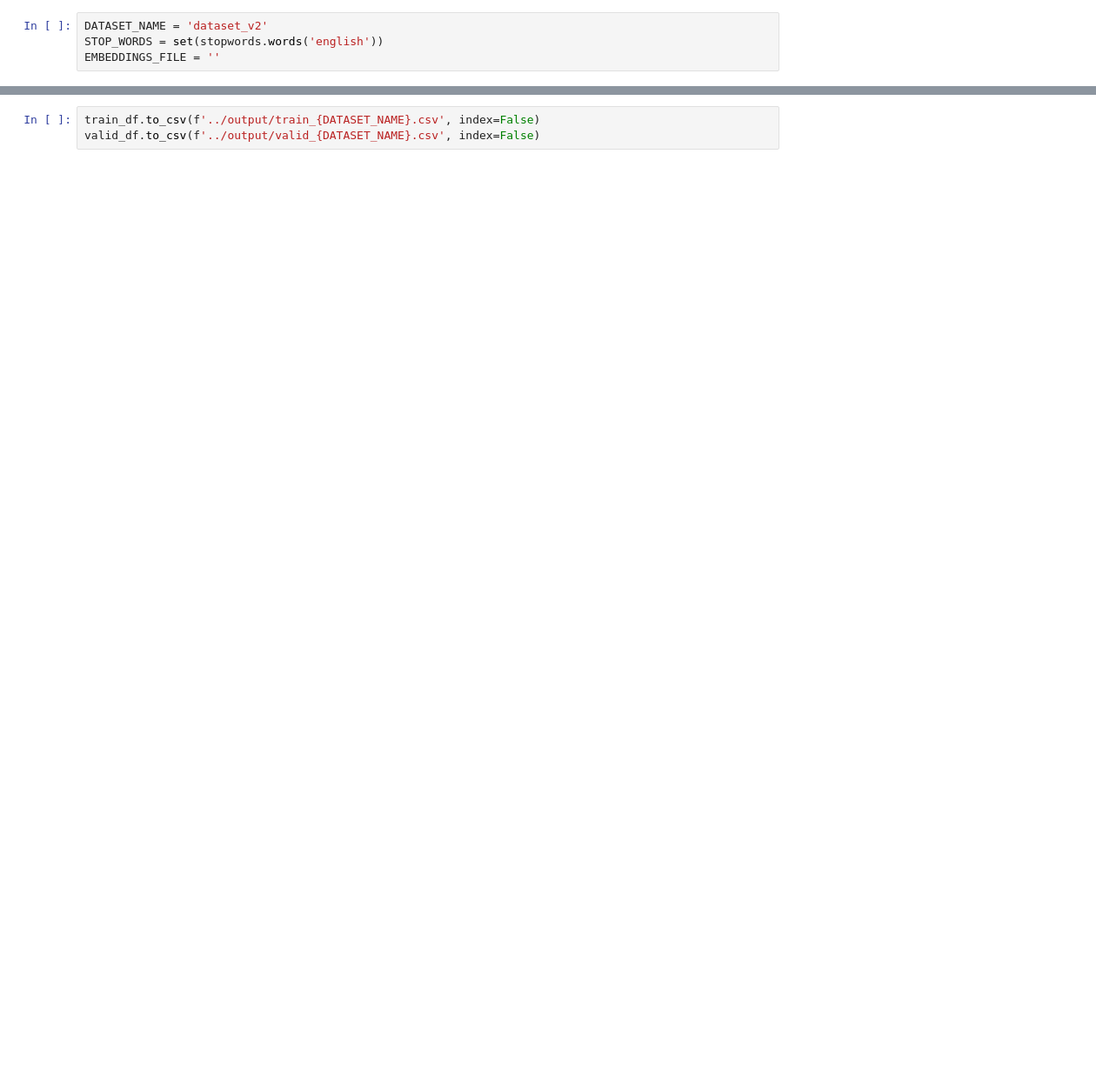
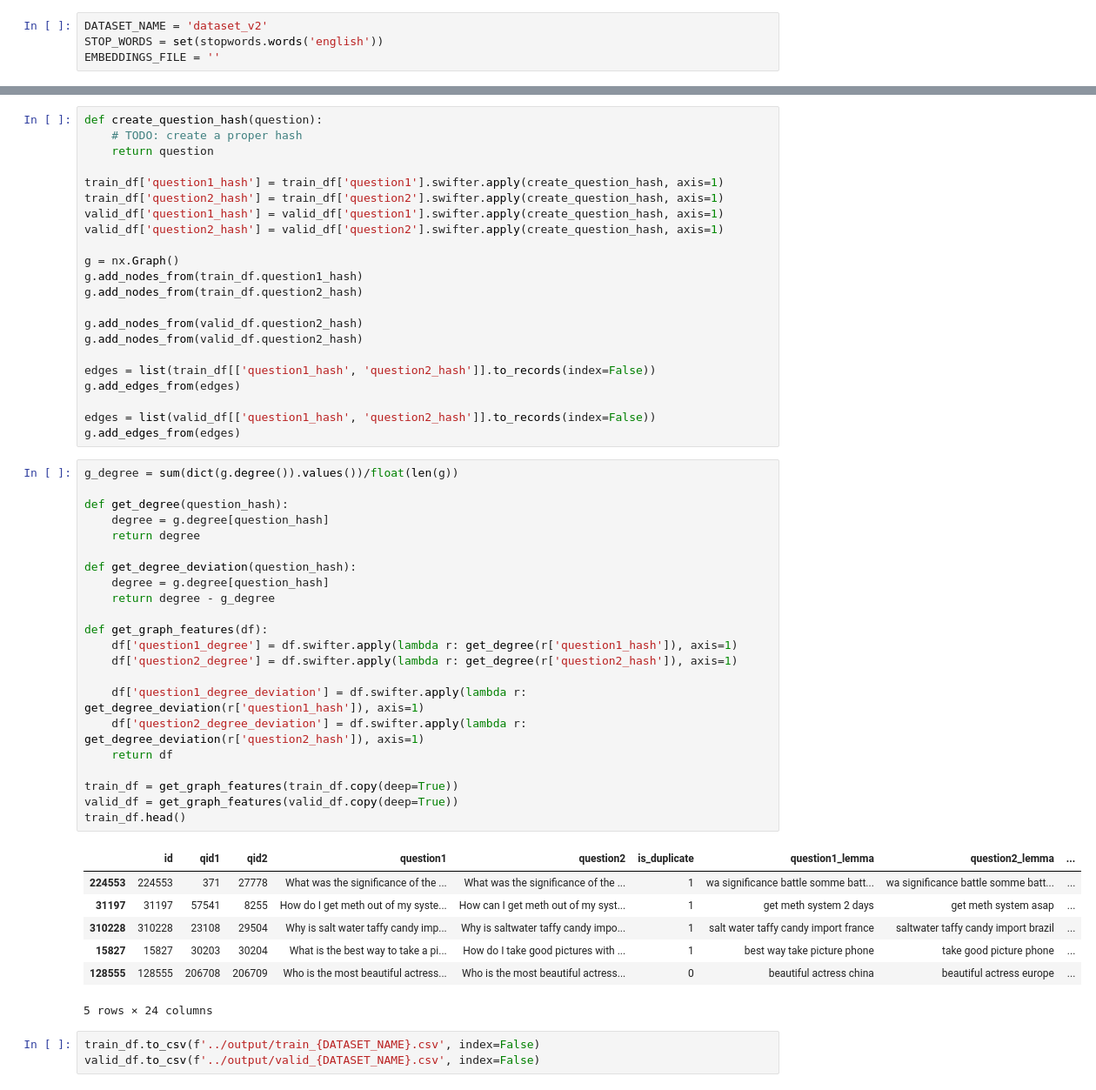
Before and after one commit to youomid/data_science_challenges, a Jupyter notebook: quora_question_pairs/feature_extraction/v3_NN_feature_extraction.ipynb, the cells around one changed output, grey strips where cells are left out. Shown at 87% size. Saved outputs shown, nothing was run; the diff lists cells and outputs as text; blank space fills up the shorter version.

```diff
--- a/quora_question_pairs/feature_extraction/v3_NN_feature_extraction.ipynb
+++ b/quora_question_pairs/feature_extraction/v3_NN_feature_extraction.ipynb
@@ -165,3 +168,55 @@ train_df.head()
+# %%
+def create_question_hash(question):
+    # TODO: create a proper hash
+    return question
+
+train_df['question1_hash'] = train_df['question1'].swifter.apply(create_question_hash, axis=1)
+train_df['question2_hash'] = train_df['question2'].swifter.apply(create_question_hash, axis=1)
+valid_df['question1_hash'] = valid_df['question1'].swifter.apply(create_question_hash, axis=1)
+valid_df['question2_hash'] = valid_df['question2'].swifter.apply(create_question_hash, axis=1)
+
+g = nx.Graph()
+g.add_nodes_from(train_df.question1_hash)
+g.add_nodes_from(train_df.question2_hash)
+
+g.add_nodes_from(valid_df.question2_hash)
+g.add_nodes_from(valid_df.question2_hash)
+
+edges = list(train_df[['question1_hash', 'question2_hash']].to_records(index=False))
+g.add_edges_from(edges)
+
+edges = list(valid_df[['question1_hash', 'question2_hash']].to_records(index=False))
+g.add_edges_from(edges)
+# %%
+g_degree = sum(dict(g.degree()).values())/float(len(g))
+
+def get_degree(question_hash):
+    degree = g.degree[question_hash]
+    return degree
+
+def get_degree_deviation(question_hash):
+    degree = g.degree[question_hash]
+    return degree - g_degree
+
+def get_graph_features(df):
+    df['question1_degree'] = df.swifter.apply(lambda r: get_degree(r['question1_hash']), axis=1)
+    df['question2_degree'] = df.swifter.apply(lambda r: get_degree(r['question2_hash']), axis=1)
+
+    df['question1_degree_deviation'] = df.swifter.apply(lambda r: get_degree_deviation(r['question1_hash']), axis=1)
+    df['question2_degree_deviation'] = df.swifter.apply(lambda r: get_degree_deviation(r['question2_hash']), axis=1)
+    return df
+
+train_df = get_graph_features(train_df.copy(deep=True))
+valid_df = get_graph_features(valid_df.copy(deep=True))
+train_df.head()
+# %% [output]
+|  | id | qid1 | qid2 | question1 | question2 | is_duplicate | question1_lemma | question2_lemma | ... |
+| 224553 | 224553 | 371 | 27778 | What was the significance of the ... | What was the significance of the ... | 1 | wa significance battle somme batt... | wa significance battle somme batt... | ... |
+| 31197 | 31197 | 57541 | 8255 | How do I get meth out of my syste... | How can I get meth out of my syst... | 1 | get meth system 2 days | get meth system asap | ... |
+| 310228 | 310228 | 23108 | 29504 | Why is salt water taffy candy imp... | Why is saltwater taffy candy impo... | 1 | salt water taffy candy import france | saltwater taffy candy import brazil | ... |
+| 15827 | 15827 | 30203 | 30204 | What is the best way to take a pi... | How do I take good pictures with ... | 1 | best way take picture phone | take good picture phone | ... |
+| 128555 | 128555 | 206708 | 206709 | Who is the most beautiful actress... | Who is the most beautiful actress... | 0 | beautiful actress china | beautiful actress europe | ... |
+5 rows × 24 columns
 # %%
 train_df.to_csv(f'../output/train_{DATASET_NAME}.csv', index=False)
 valid_df.to_csv(f'../output/valid_{DATASET_NAME}.csv', index=False)
```
Also changed, not shown: parts of 7 cells of this notebook, 3 other files.
